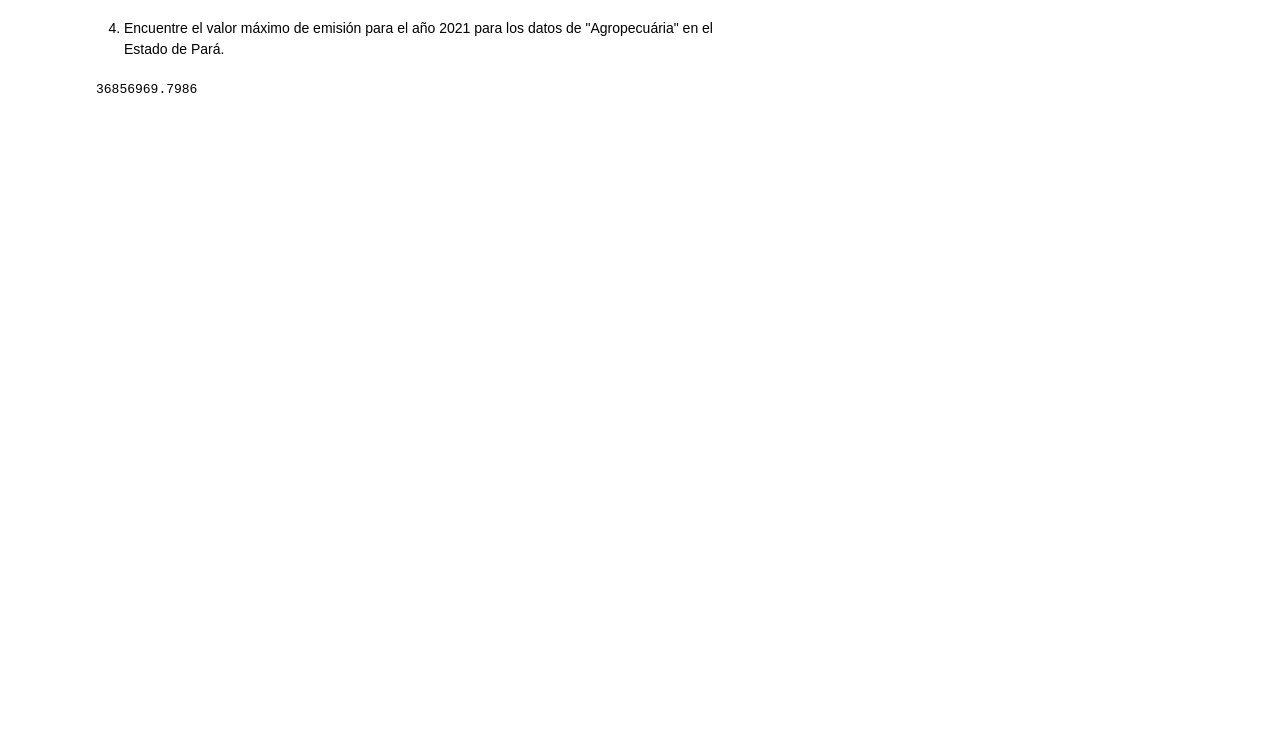
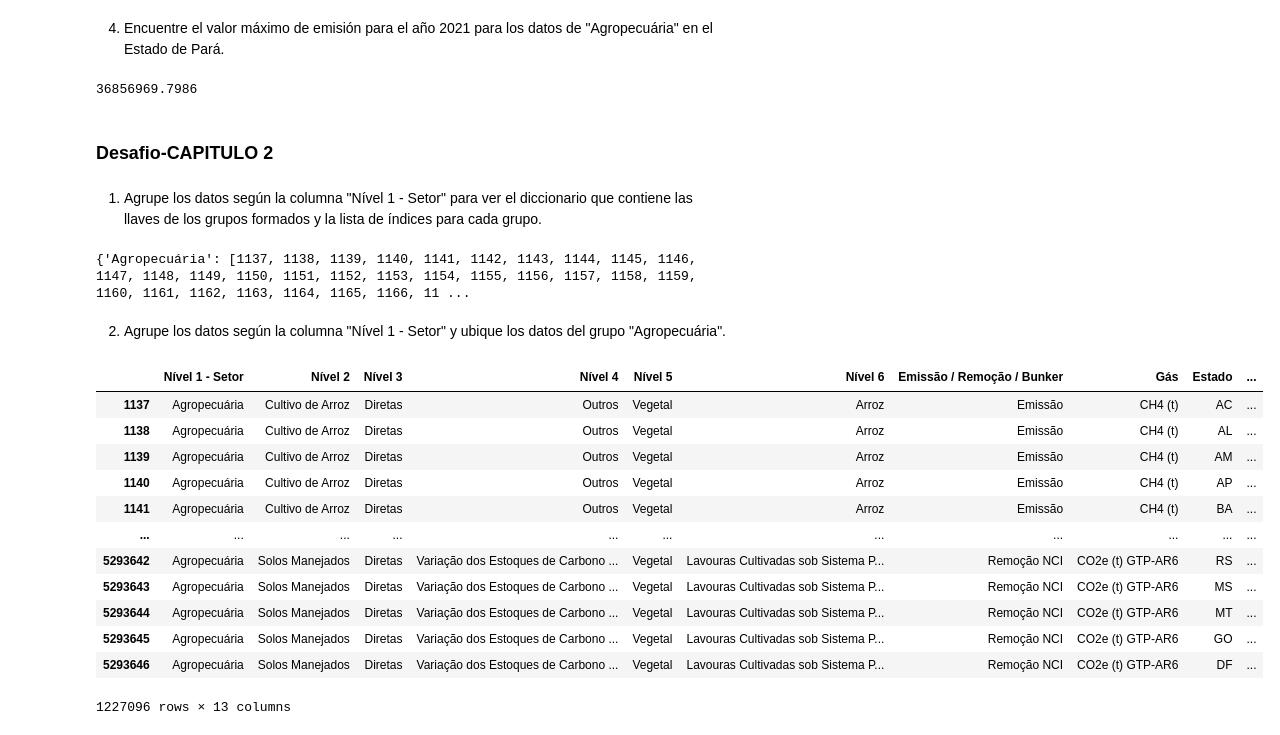
Before and after one commit to Luis1g/Panda_Agrupamiento, a Jupyter notebook: Desafio.ipynb, the cells around one changed output. Drawn from its saved outputs; the diff is of its cells as text; code cells hidden in the pictures; blank space fills up the shorter version.

```diff
--- a/Desafio.ipynb
+++ b/Desafio.ipynb
@@ -61,2 +86,28 @@ emisiones_gases.loc[(emisiones_gases["Nível 1 - Setor"] == 'Agropecuária') & (
 # %% [output]
 36856969.7986
+# %% [markdown]
+### **Desafio-CAPITULO 2**
+# %% [markdown]
+1. Agrupe los datos según la columna "Nível 1 - Setor" para ver el diccionario que contiene las llaves de los grupos formados y la lista de índices para cada grupo.
+# %%
+emision_por_año.groupby("Nível 1 - Setor").groups
+# %% [output]
+{'Agropecuária': [1137, 1138, 1139, 1140, 1141, 1142, 1143, 1144, 1145, 1146, 1147, 1148, 1149, 1150, 1151, 1152, 1153, 1154, 1155, 1156, 1157, 1158, 1159, 1160, 1161, 1162, 1163, 1164, 1165, 1166, 11 ...
+# %% [markdown]
+2. Agrupe los datos según la columna "Nível 1 - Setor" y ubique los datos del grupo "Agropecuária".
+# %%
+emision_por_año.groupby("Nível 1 - Setor").get_group("Agropecuária")
+# %% [output]
+|  | Nível 1 - Setor | Nível 2 | Nível 3 | Nível 4 | Nível 5 | Nível 6 | Emissão / Remoção / Bunker | Gás | Estado | ... |
+| 1137 | Agropecuária | Cultivo de Arroz | Diretas | Outros | Vegetal | Arroz | Emissão | CH4 (t) | AC | ... |
+| 1138 | Agropecuária | Cultivo de Arroz | Diretas | Outros | Vegetal | Arroz | Emissão | CH4 (t) | AL | ... |
+| 1139 | Agropecuária | Cultivo de Arroz | Diretas | Outros | Vegetal | Arroz | Emissão | CH4 (t) | AM | ... |
+| 1140 | Agropecuária | Cultivo de Arroz | Diretas | Outros | Vegetal | Arroz | Emissão | CH4 (t) | AP | ... |
+| 1141 | Agropecuária | Cultivo de Arroz | Diretas | Outros | Vegetal | Arroz | Emissão | CH4 (t) | BA | ... |
+| ... | ... | ... | ... | ... | ... | ... | ... | ... | ... | ... |
+| 5293642 | Agropecuária | Solos Manejados | Diretas | Variação dos Estoques de Carbono ... | Vegetal | Lavouras Cultivadas sob Sistema P... | Remoção NCI | CO2e (t) GTP-AR6 | RS | ... |
+| 5293643 | Agropecuária | Solos Manejados | Diretas | Variação dos Estoques de Carbono ... | Vegetal | Lavouras Cultivadas sob Sistema P... | Remoção NCI | CO2e (t) GTP-AR6 | MS | ... |
+| 5293644 | Agropecuária | Solos Manejados | Diretas | Variação dos Estoques de Carbono ... | Vegetal | Lavouras Cultivadas sob Sistema P... | Remoção NCI | CO2e (t) GTP-AR6 | MT | ... |
+| 5293645 | Agropecuária | Solos Manejados | Diretas | Variação dos Estoques de Carbono ... | Vegetal | Lavouras Cultivadas sob Sistema P... | Remoção NCI | CO2e (t) GTP-AR6 | GO | ... |
+| 5293646 | Agropecuária | Solos Manejados | Diretas | Variação dos Estoques de Carbono ... | Vegetal | Lavouras Cultivadas sob Sistema P... | Remoção NCI | CO2e (t) GTP-AR6 | DF | ... |
+1227096 rows × 13 columns
```
Also changed, not shown: parts of 16 cells of this notebook, 1 other file.
